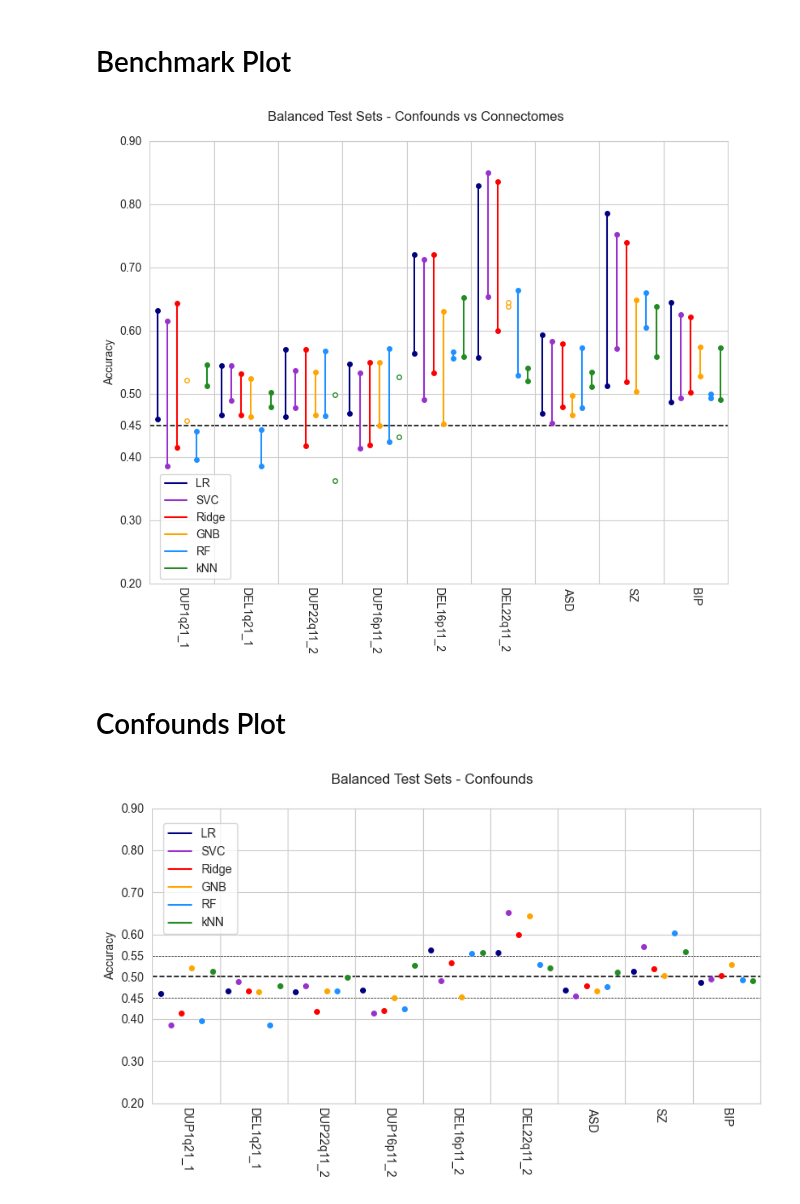
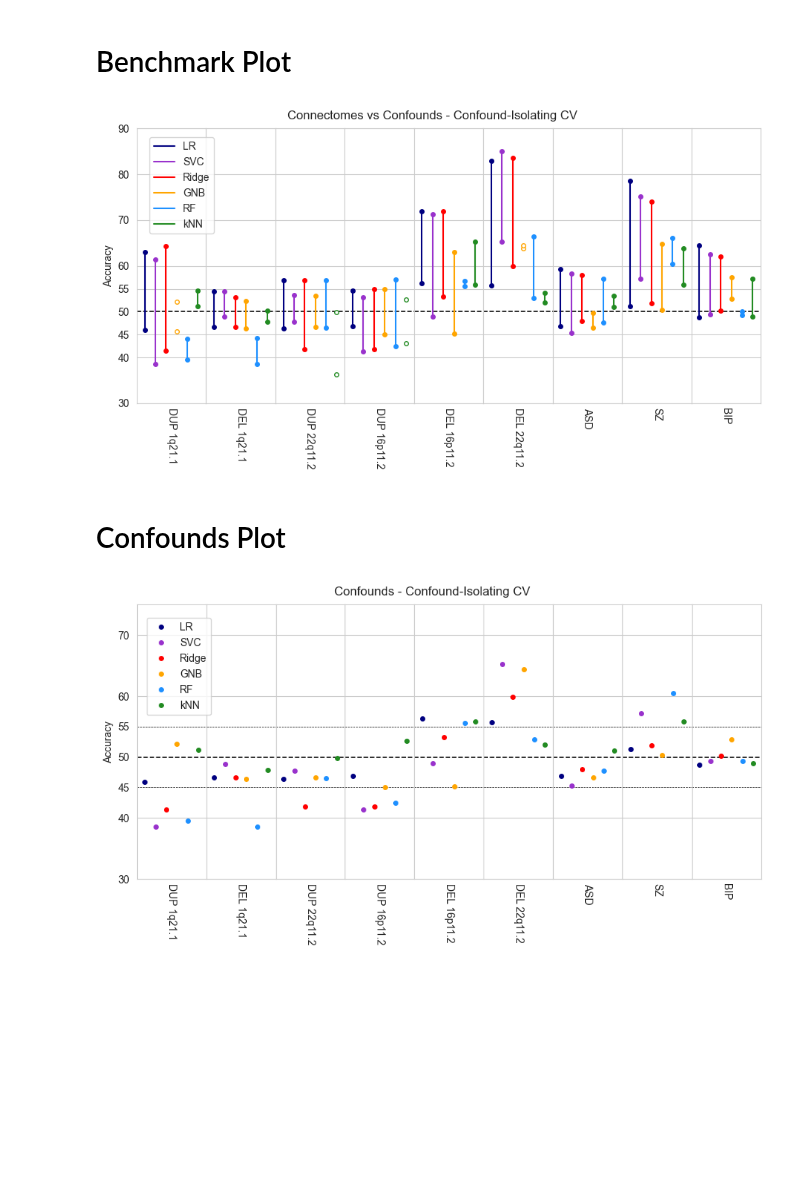
Before and after one commit to harveyaa/neuropsych_mtl, a Jupyter notebook: ML/benchmark_2/benchmark_2_plots.ipynb, the cells around one changed output. Drawn from its saved outputs; the diff is of its cells as text; code cells hidden in the pictures; blank space fills up the shorter version.

Commit message:
updated plots

```diff
--- a/ML/benchmark_2/benchmark_2_plots.ipynb
+++ b/ML/benchmark_2/benchmark_2_plots.ipynb
@@ -13,4 +13,4 @@ out_p = './results/'
 
 results = pd.read_csv(res_p,index_col=0,header=[0,1])
 # %%
-results
+results = 100*results
@@ -29,17 +17,18 @@ results
 # %%
 clfs = ['LR','SVC','Ridge','GNB','RF','kNN']
 cases = ['DUP1q21_1','DEL1q21_1','DUP22q11_2','DUP16p11_2','DEL16p11_2','DEL22q11_2','ASD','SZ','BIP']
+case_labels = ['DUP 1q21.1','DEL 1q21.1','DUP 22q11.2','DUP 16p11.2','DEL 16p11.2','DEL 22q11.2','ASD','SZ','BIP']
 # %% [markdown]
 # Benchmark Plot
 # %%
 ##################
 # BENCHMARK PLOT #
 ##################
-title = 'Balanced Test Sets - Confounds vs Connectomes'
+title = 'Connectomes vs Confounds - Confound-Isolating CV'
 
-fig,ax = plt.subplots(1,len(cases),figsize=(8,7),sharey=True,sharex=True)
+fig,ax = plt.subplots(1,len(cases),figsize=(9,5),sharey=True,sharex=True)
 
-plt.yticks([0,0.1,0.2,0.3,0.4,0.45,0.5,0,55,0.6,0.7,0.8,0.9,1])
+plt.yticks([0,10,20,30,40,45,50,55,60,70,80,90,100])
 sns.set_style('whitegrid')
 colors = ['navy','darkorchid','red','orange','dodgerblue','forestgreen']
 for j,case in enumerate(cases):
@@ -47,47 +36,47 @@ for j,case in enumerate(cases):
         conf_acc = results[clf].loc[case,'conf']
         conn_acc = results[clf].loc[case,'conn']
 
         if conf_acc > conn_acc:
             mfc = 'white'
             ls =''
         else:
             mfc = colors[i]
             ls = '-'
         ax[j].plot(i,conn_acc,marker='o',color=colors[i],ms=4,markerfacecolor=mfc)
         ax[j].plot(i,conf_acc,marker='o',color=colors[i],ms=4,markerfacecolor=mfc)
         ax[j].plot((i,i),(conf_acc,conn_acc),color=colors[i],ls=ls,label=clf)
         ax[j].set_xticklabels([])
         ax[j].set_xticks([])
         ax[j].set_xlim(-0.75,5.75)
 
-        ax[j].set_xlabel(case,rotation=270)
+        ax[j].set_xlabel(case_labels[j],rotation=270)
 
         lines = ax[j].get_ygridlines()
-        b = lines[5]
+        b = lines[6]
         b.set_color('black')
         b.set_linewidth(1.15)
         b.set_linestyle('--')
 
 handles, _ = ax[-1].get_legend_handles_labels()
 labels = clfs
 
 ax[0].set_ylabel('Accuracy')
-fig.legend(handles, labels, loc=(0.1,0.15))
+fig.legend(handles, labels, loc=(0.08,0.65))
 plt.suptitle(title)
-plt.ylim(0.2,0.9)
-plt.tight_layout()
+plt.ylim(30,90)
+plt.tight_layout(pad=0.5)
 plt.subplots_adjust(wspace=0)
 plt.savefig(os.path.join(out_p,'benchmark.png'),dpi=300)
 # %% [output]
-[figure, old version]
+[figure, new version]
 # %% [markdown]
 # Confounds Plot
 # %%
-title = 'Balanced Test Sets - Confounds'
+title = 'Confounds - Confound-Isolating CV'
 
-fig,ax = plt.subplots(1,len(cases),figsize=(8,5),sharey=True,sharex=True)
+fig,ax = plt.subplots(1,len(cases),figsize=(9,5),sharey=True,sharex=True)
 
-plt.yticks([0,0.1,0.2,0.3,0.4,0.45,0.5,0.55,0.6,0.7,0.8,0.9,1])
+plt.yticks([0,10,20,30,40,45,50,55,60,70,80,90,100])
 sns.set_style('whitegrid')
 colors = ['navy','darkorchid','red','orange','dodgerblue','forestgreen']
 for j,case in enumerate(cases):
@@ -100,7 +89,7 @@ for j,case in enumerate(cases):
         ax[j].set_xticks([])
         ax[j].set_xlim(-0.75,5.75)
 
-        ax[j].set_xlabel(case,rotation=270)
+        ax[j].set_xlabel(case_labels[j],rotation=270)
 
         lines = ax[j].get_ygridlines()
         # 0.45
@@ -124,12 +113,20 @@ for j,case in enumerate(cases):
 #handles, _ = ax[0].get_legend_handles_labels()
 labels = clfs
 
+from matplotlib.patches import Patch
+from matplotlib.lines import Line2D
+
 ax[0].set_ylabel('Accuracy')
-fig.legend(handles, labels, loc=(0.1,0.6))
+handles = []
+for j,color in enumerate(colors):
+    elem = Line2D([0], [0], marker='o', color='w', label=clfs[j],
+                          markerfacecolor=color, markersize=6)
+    handles.append(elem)
+fig.legend(handles, labels, loc=(0.075,0.635))
 plt.suptitle(title)
-plt.ylim(0.2,0.9)
-plt.tight_layout()
+plt.ylim(30,75)
+plt.tight_layout(pad=0.7)
 plt.subplots_adjust(wspace=0)
 plt.savefig(os.path.join(out_p,'confounds.png'),dpi=300)
 # %% [output]
-[figure, old version]
+[figure, new version]
```
Also changed, not shown: parts of 1 cell of this notebook.
